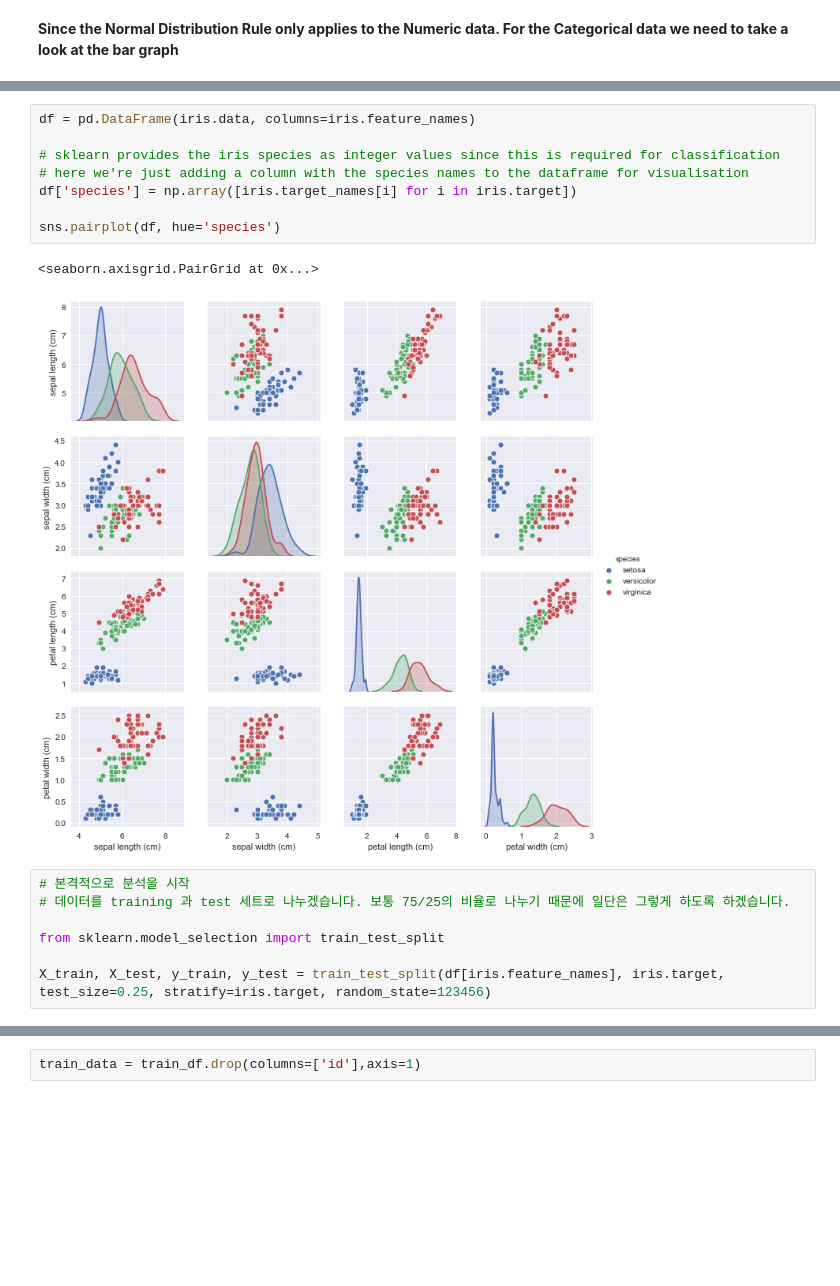
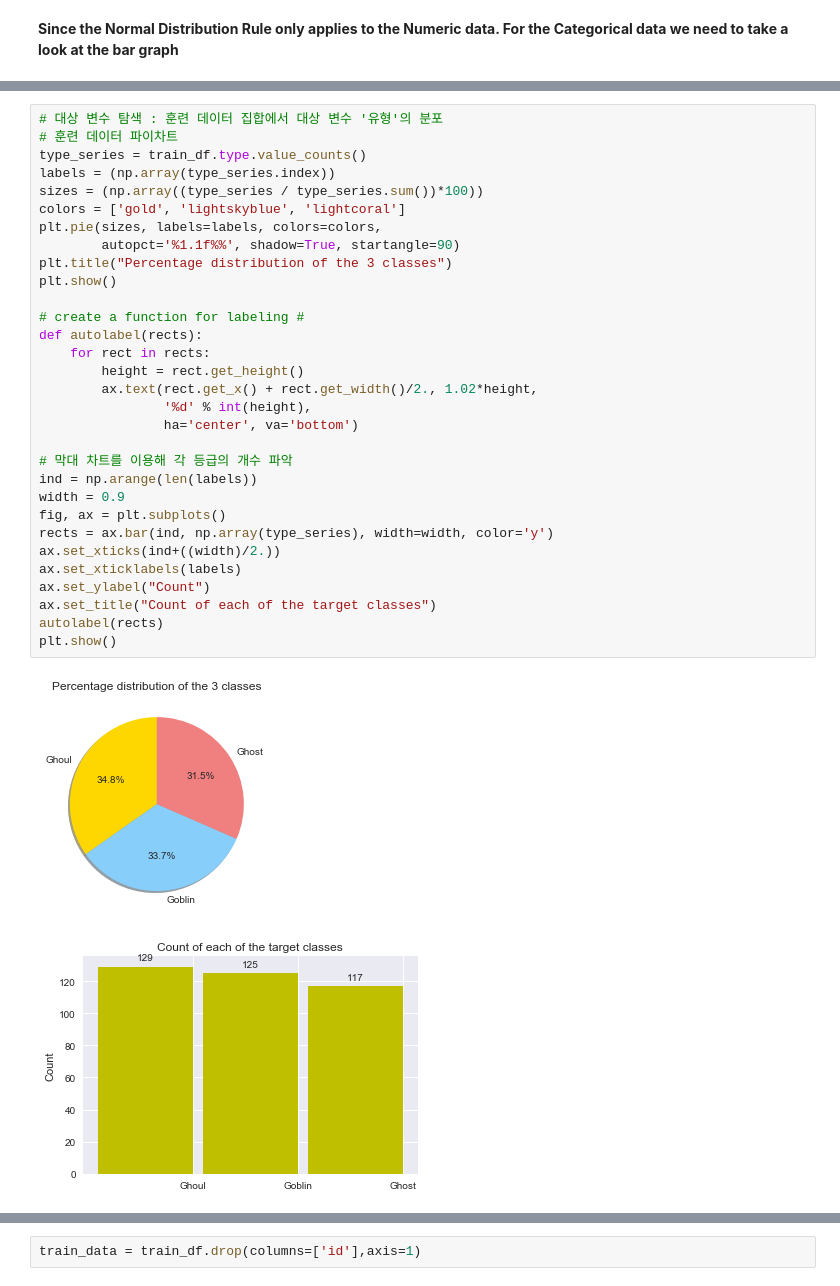
Before and after one commit to jgw1413/machine-learning, a Jupyter notebook: code/ghouls-goblins-and-ghosts-in-random-forest.ipynb, the cells around one changed output, grey strips where cells are left out. Cells and saved outputs as stored; diff of their text form; blank space fills up the shorter version.

```diff
--- a/code/ghouls-goblins-and-ghosts-in-random-forest.ipynb
+++ b/code/ghouls-goblins-and-ghosts-in-random-forest.ipynb
@@ -103,18 +116,34 @@ test_df.color.value_counts().plot(kind='bar')
-# %%
-df = pd.DataFrame(iris.data, columns=iris.feature_names)
-
-# sklearn provides the iris species as integer values since this is required for classification
-# here we're just adding a column with the species names to the dataframe for visualisation
-df['species'] = np.array([iris.target_names[i] for i in iris.target])
-
-sns.pairplot(df, hue='species')
-# %% [output]
-<seaborn.axisgrid.PairGrid at 0x...>
-[figure, removed]
-# %%
-# 본격적으로 분석을 시작
-# 데이터를 training 과 test 세트로 나누겠습니다. 보통 75/25의 비율로 나누기 때문에 일단은 그렇게 하도록 하겠습니다.
-
-from sklearn.model_selection import train_test_split
-
-X_train, X_test, y_train, y_test = train_test_split(df[iris.feature_names], iris.target, test_size=0.25, stratify=iris.target, random_state=123456)
+# %%
+# 대상 변수 탐색 : 훈련 데이터 집합에서 대상 변수 '유형'의 분포
+# 훈련 데이터 파이차트
+type_series = train_df.type.value_counts()
+labels = (np.array(type_series.index))
+sizes = (np.array((type_series / type_series.sum())*100))
+colors = ['gold', 'lightskyblue', 'lightcoral']
+plt.pie(sizes, labels=labels, colors=colors,
+        autopct='%1.1f%%', shadow=True, startangle=90)
+plt.title("Percentage distribution of the 3 classes")
+plt.show()
+
+# create a function for labeling #
+def autolabel(rects):
+    for rect in rects:
+        height = rect.get_height()
+        ax.text(rect.get_x() + rect.get_width()/2., 1.02*height,
+                '%d' % int(height),
+                ha='center', va='bottom')
+
+# 막대 차트를 이용해 각 등급의 개수 파악
+ind = np.arange(len(labels))
+width = 0.9
+fig, ax = plt.subplots()
+rects = ax.bar(ind, np.array(type_series), width=width, color='y')
+ax.set_xticks(ind+((width)/2.))
+ax.set_xticklabels(labels)
+ax.set_ylabel("Count")
+ax.set_title("Count of each of the target classes")
+autolabel(rects)
+plt.show()
+# %% [output]
+[figure, added]
+[figure, added]
```
Also changed, not shown: parts of 28 cells of this notebook.
